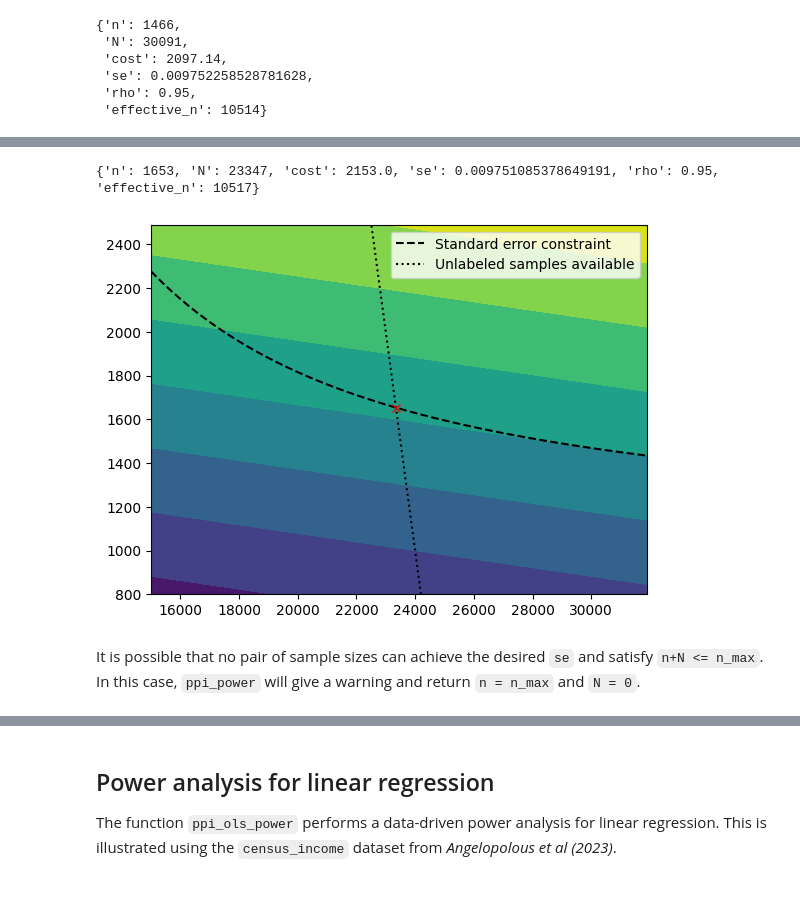
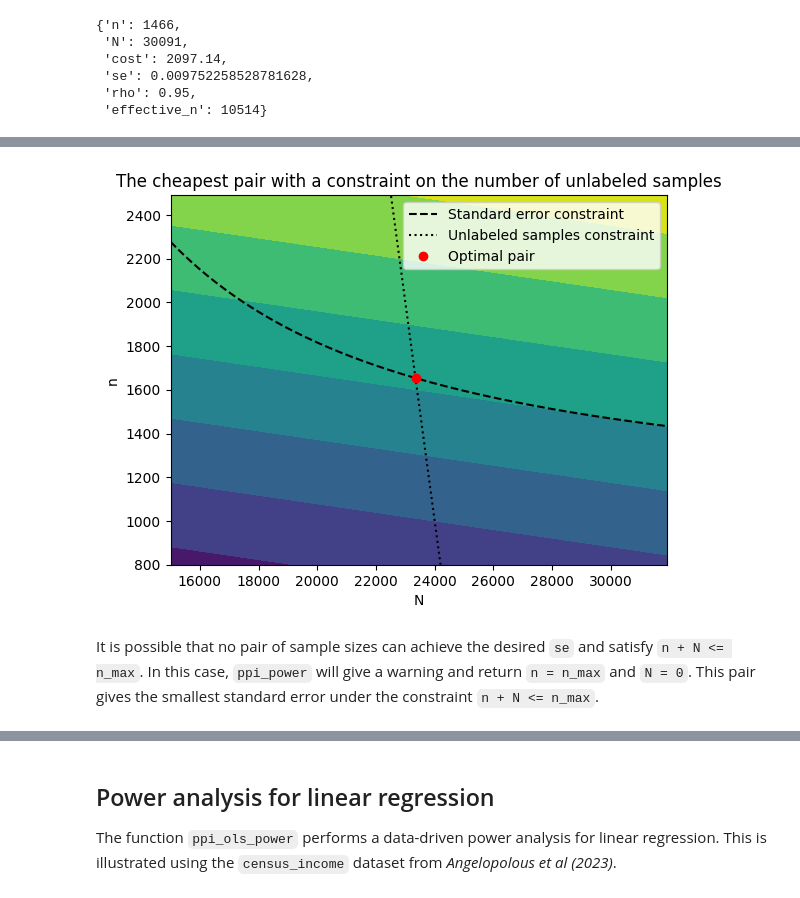
Before and after one commit to aangelopoulos/ppi_py, a Jupyter notebook: examples/power_analysis.ipynb, the cells around one changed output, grey strips where cells are left out. Cells and saved outputs as stored; diff of their text form; code cells hidden in the pictures.

```diff
--- a/examples/power_analysis.ipynb
+++ b/examples/power_analysis.ipynb
@@ -134,24 +171,22 @@ As with the most powerful pair, the cheapest pair has an optional input `n_max`.
 # %%
-n_max = 25000
-optimal_pair = ppi_power(sigma_sq, rho, cost_Y, cost_Yhat, cost_X, se = se, n_max = n_max)
-print(optimal_pair)
-
-plt.contourf(Ns, ns, costs)
+plt.contourf(Ns, ns, costs, label = "Costs")
 plt.plot(N, n_se, "k--", label = "Standard error constraint")
 
 N_max_constraint = n_max - n
-plt.plot(N_max_constraint, n, "k:", label = "Unlabeled samples available")
+plt.plot(N_max_constraint, n, "k:", label = "Unlabeled samples constraint")
 
 n_opt = optimal_pair['n']
 N_opt = optimal_pair['N']
-plt.plot(N_opt, n_opt, 'rx')
+plt.plot(N_opt, n_opt, 'ro', label = "Optimal pair")
 plt.legend()
+plt.xlabel("N")
+plt.ylabel("n")
+plt.title("The cheapest pair with a constraint on the number of unlabeled samples")
 plt.show()
 # %% [output]
-{'n': 1653, 'N': 23347, 'cost': 2153.0, 'se': 0.009751085378649191, 'rho': 0.95, 'effective_n': 10517}
-[figure, old version]
+[figure, new version]
 # %% [markdown]
-It is possible that no pair of sample sizes can achieve the desired `se` and satisfy `n+N <= n_max`. In this case, `ppi_power` will give a warning and return `n = n_max` and `N = 0`.
+It is possible that no pair of sample sizes can achieve the desired `se` and satisfy `n + N <= n_max`. In this case, `ppi_power` will give a warning and return `n = n_max` and `N = 0`. This pair gives the smallest standard error under the constraint `n + N <= n_max`.
 # %%
 n_max = 10000
 optimal_pair = ppi_power(sigma_sq, rho, cost_Y, cost_Yhat, cost_X, se = se, n_max = n_max)
```
Also changed, not shown: parts of 32 cells of this notebook, 1 other file.
